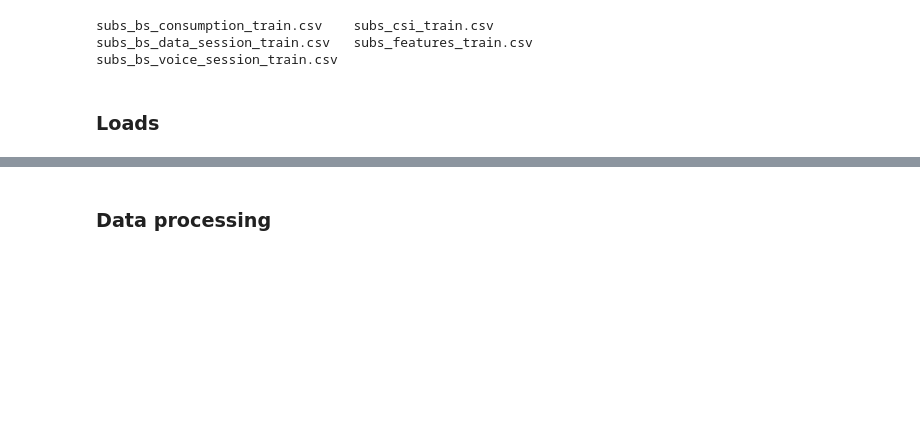
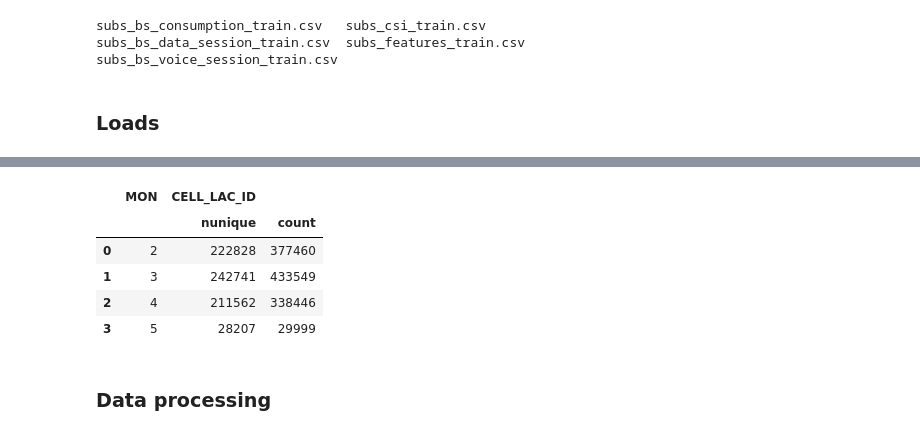
Before and after one commit to ademyanchuk/mlBootCamp2018, a Jupyter notebook: features-tables-id-validation-1.ipynb, the cells around one changed output, grey strips where cells are left out. Saved outputs shown, nothing was run; the diff lists cells and outputs as text; code cells hidden in the pictures; blank space fills up the shorter version.

```diff
--- a/features-tables-id-validation-1.ipynb
+++ b/features-tables-id-validation-1.ipynb
@@ -90,3 +112,12 @@ consum_train.tail(10)
+# %%
+consum_test.groupby('MON', as_index=False).agg({'CELL_LAC_ID':['nunique','count']})
+# %% [output]
+|  | MON | CELL_LAC_ID |  |
+|  |  | nunique | count |
+| 0 | 2 | 222828 | 377460 |
+| 1 | 3 | 242741 | 433549 |
+| 2 | 4 | 211562 | 338446 |
+| 3 | 5 | 28207 | 29999 |
 # %% [markdown]
 ###  Data processing
 # %%
```
Also changed, not shown: parts of 34 cells of this notebook.
